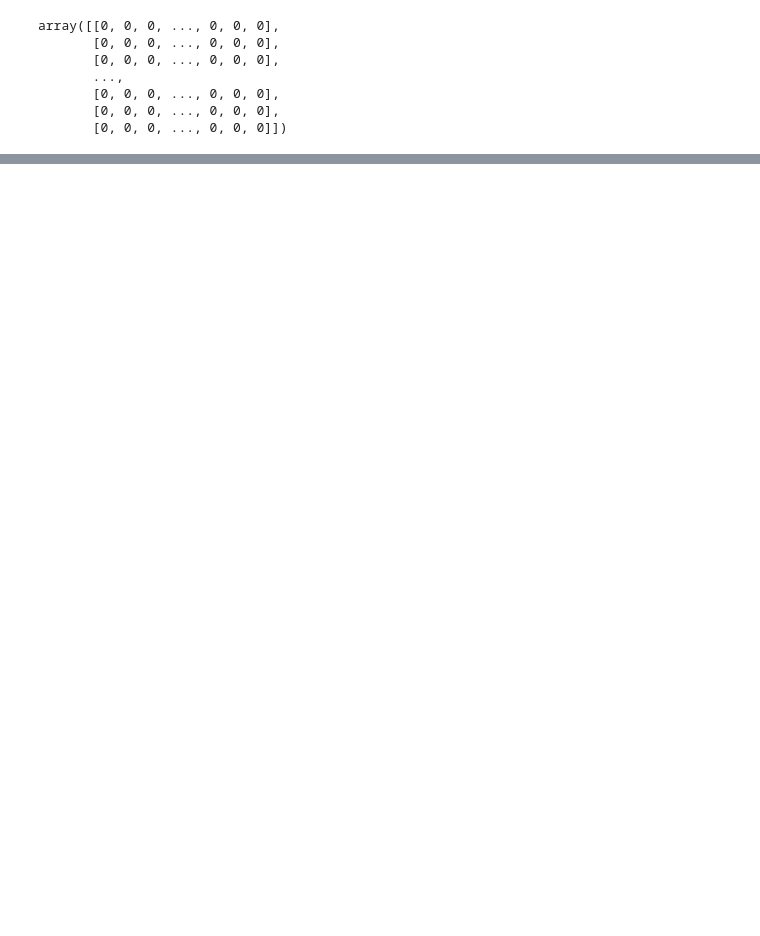
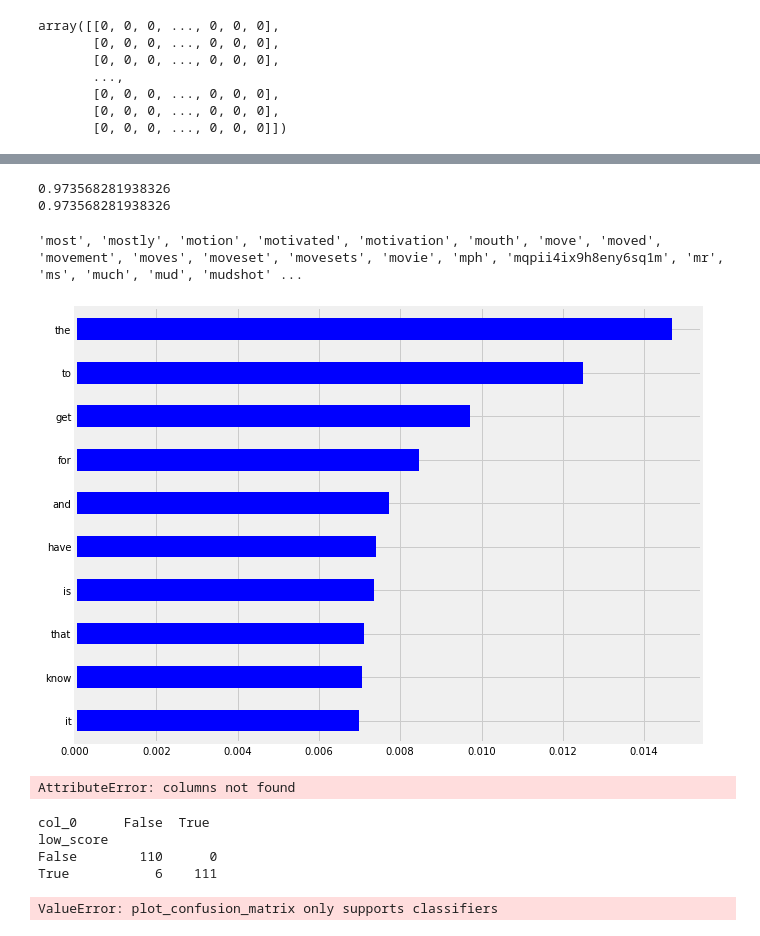
Before and after one commit to gr8willi35/Reddit-NLP-Analysis, a Jupyter notebook: cap2_nlp.ipynb, the cells around one changed output, grey strips where cells are left out. Cells and saved outputs as stored; diff of their text form; code cells hidden in the pictures; blank space fills up the shorter version.

```diff
--- a/cap2_nlp.ipynb
+++ b/cap2_nlp.ipynb
@@ -334,6 +146,4 @@ from nltk.stem.snowball import SnowballStemmer
 from sklearn import preprocessing
 from sklearn.model_selection import train_test_split
 from sklearn.naive_bayes import MultinomialNB as SKMultinomialNB
-# %%
-y=y.T
 # %%
@@ -341,4 +151,4 @@ X_train, X_test, y_train, y_test = train_test_split(X,y)
 # %%
-nbBern = BernoulliNaiveBayes()
-nbBern.fit(X,y)
+n_b_multi = SKMultinomialNB()
+n_b_multi.fit(X,y)
 # %% [output]
@@ -345,0 +160,9 @@ TypeError: unhashable type: 'csr_matrix'
+# %%
+n_b_multi_train_score = []
+n_b_multi_test_score = []
+
+for _ in range(1000):
+    X_train, X_test, y_train, y_test = train_test_split(X, y)
+    n_b_multi.fit(X,y)
+    n_b_multi_train_score.append(n_b_multi.score(X_train, y_train))
+    n_b_multi_test_score.append(n_b_multi.score(X_test, y_test))
@@ -345,0 +173,31 @@ TypeError: unhashable type: 'csr_matrix'
+# %%
+rf = RandomForestClassifier(max_depth=100, max_features = 5, oob_score=True)
+
+X_train, X_test, y_train, y_test = train_test_split(X, y)
+rf.fit(X,y)
+title_nb_m_train_s = rf.score(X_train, y_train)
+title_nb_m_test_s = rf.score(X_test, y_test)
+# %%
+print(title_nb_m_test_s)
+print(title_nb_m_test_s)
+# %% [output]
+0.973568281938326
+0.973568281938326
+# %%
+print(vectorizer.get_feature_names())
+# %% [output]
+'most', 'mostly', 'motion', 'motivated', 'motivation', 'mouth', 'move', 'moved', 'movement', 'moves', 'moveset', 'movesets', 'movie', 'mph', 'mqpii4ix9h8eny6sq1m', 'mr', 'ms', 'much', 'mud', 'mudshot' ...
+# %%
+# Plot the feature importance
+feat_scores = pd.Series(rf.feature_importances_, index=vectorizer.get_feature_names())
+feat_scores = feat_scores.sort_values()
+ax = feat_scores[-10:].plot(kind='barh',
+                      figsize=(10,8),
+                      color='b')
+# %% [output]
+[figure, added]
+# %%
+feat_scores = pd.Series(rf.feature_importances_, index=X.columns)
+ax = feat_scores.plot(kind='barh',figsize=(10,8))
+# %% [output]
+AttributeError: columns not found
@@ -345,0 +207,12 @@ TypeError: unhashable type: 'csr_matrix'
+# %%
+cf = pd.crosstab(y_test,rf.predict(X_test))
+print(cf)
+# %% [output]
+col_0      False  True
+low_score
+False        110      0
+True           6    111
+# %%
+plot_confusion_matrix(rf,cf.values, cf.index.values, cf.T.index.values)
+# %% [output]
+ValueError: plot_confusion_matrix only supports classifiers
```
Also changed, not shown: parts of 18 cells of this notebook, 1 other file.
